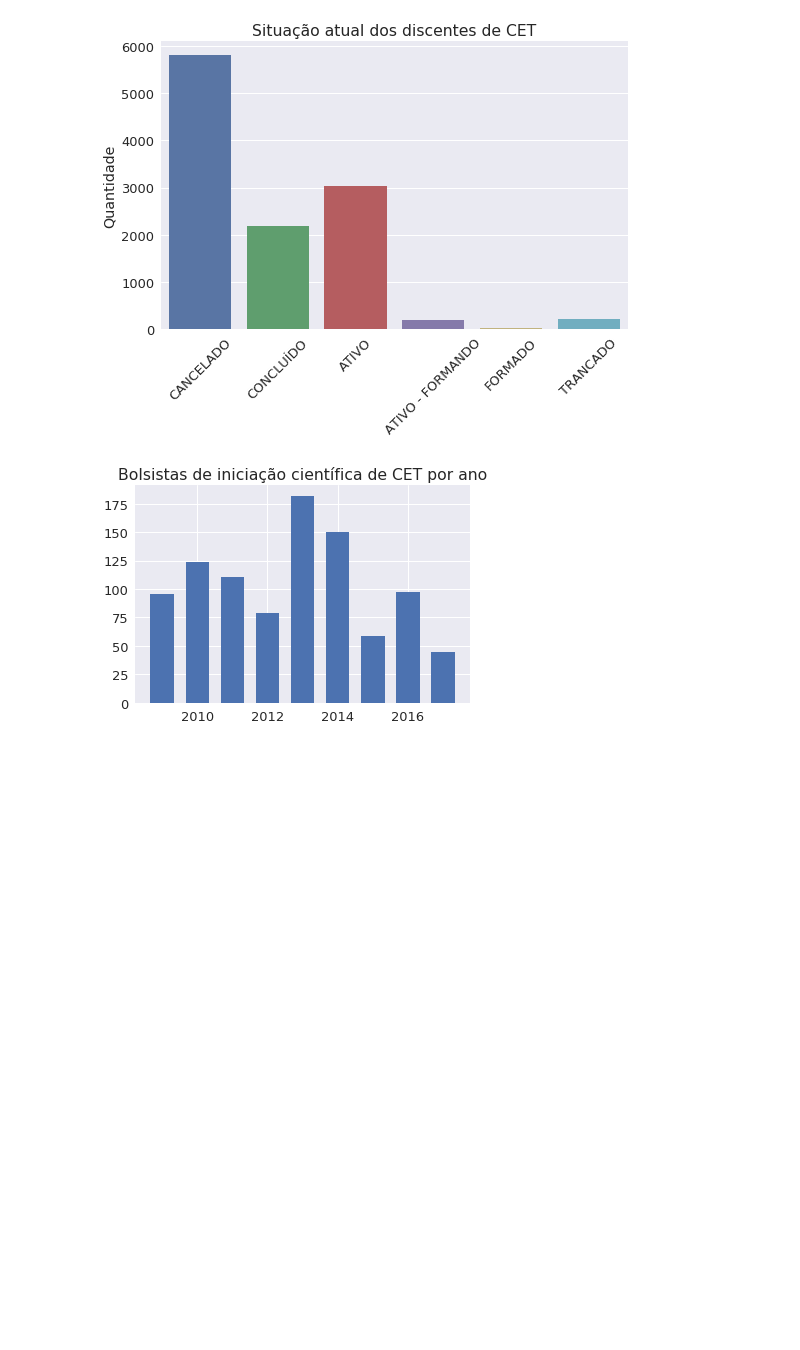
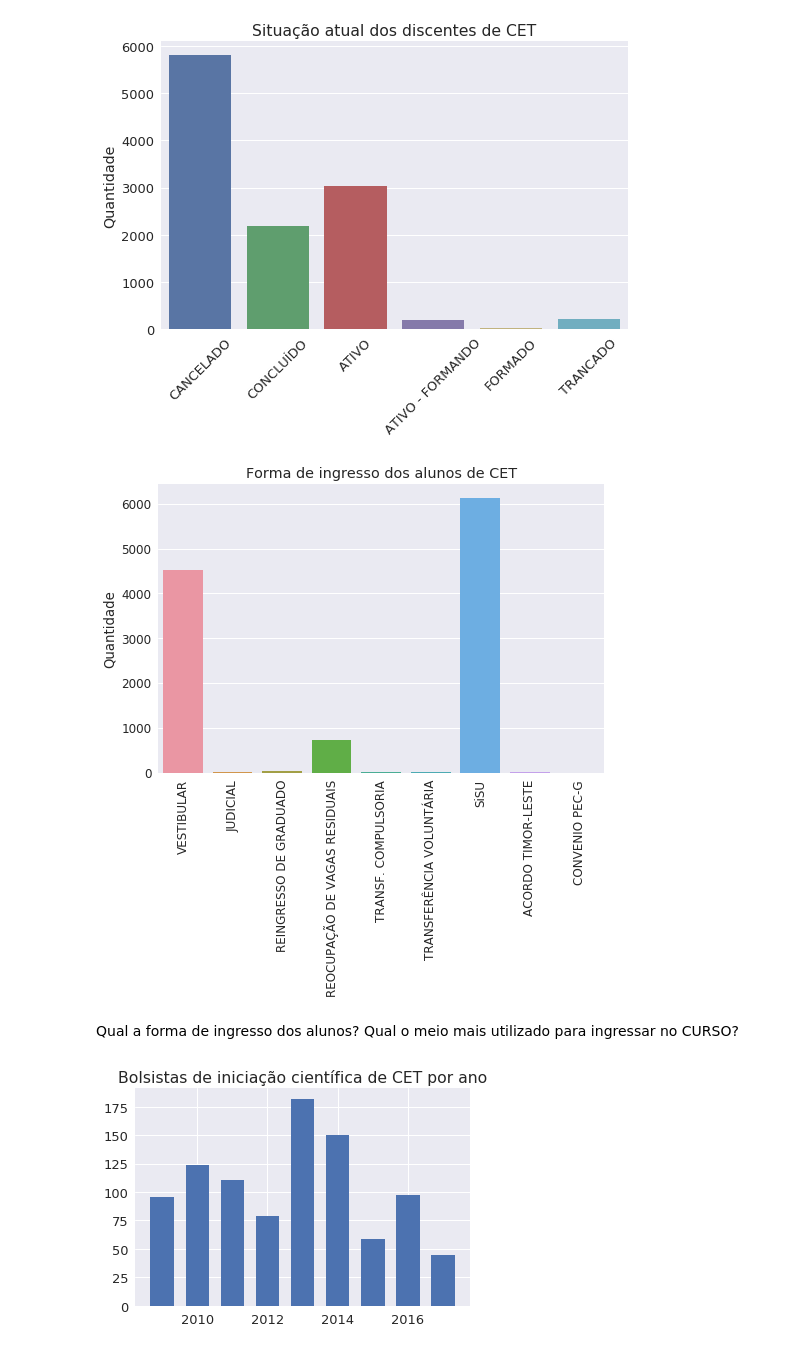
Before and after one commit to jilcimar/data-science, a Jupyter notebook: alunos-cet-ufrn/Análise dos dados dos alunos de C&T - UFRN.ipynb, the cells around one changed output. Cells and saved outputs as stored; diff of their text form; code cells hidden in the pictures; blank space fills up the shorter version.

```diff
--- a/alunos-cet-ufrn/Análise dos dados dos alunos de C&T - UFRN.ipynb
+++ b/alunos-cet-ufrn/Análise dos dados dos alunos de C&T - UFRN.ipynb
@@ -106,6 +121,22 @@ plt.ylabel('Quantidade')
 plt.show()
 # %% [output]
 [figure]
+# %%
+# Forma de ingresso dos alunos
+
+sns.set(font_scale=1.2)
+g = sns.factorplot("forma_ingresso", data=df_ingressantes_cet, kind="count", size=5, aspect=1.5
+                  )
+g.set_xticklabels(rotation=90)
+plt.title('Forma de ingresso dos alunos de CET')
+plt.xlabel('')
+plt.ylabel('Quantidade')
+
+plt.show()
+# %% [output]
+[figure, added]
+# %% [markdown]
+Qual a forma de ingresso dos alunos? Qual o meio mais utilizado para ingressar no CURSO?
 # %%
 ## Qual a quantidade de bolsistas por ano?
 
```
Also changed, not shown: parts of 3 cells of this notebook.
